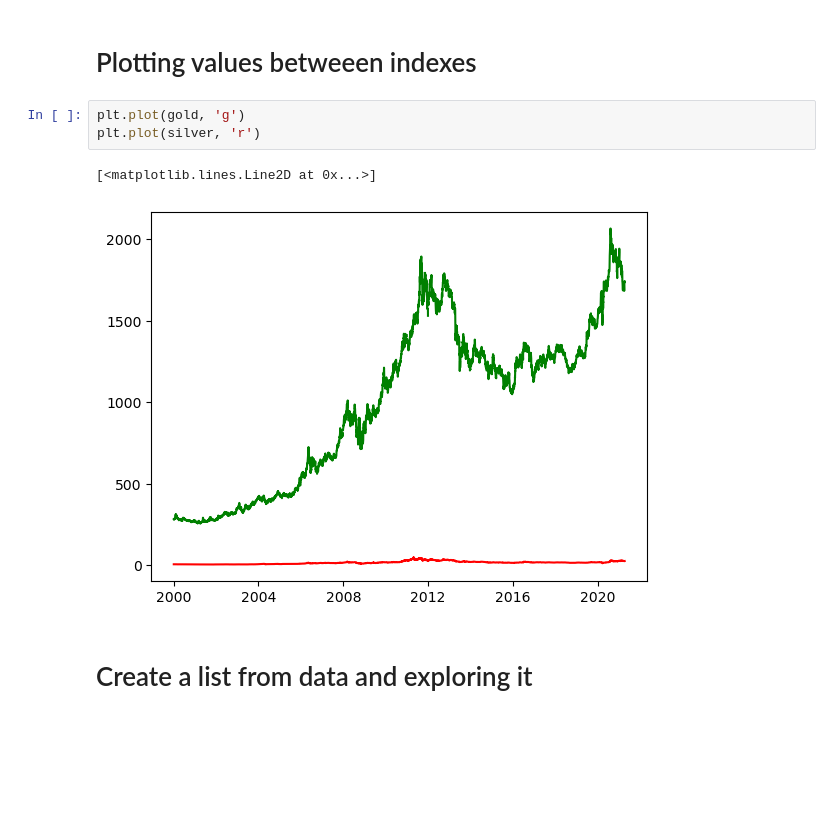
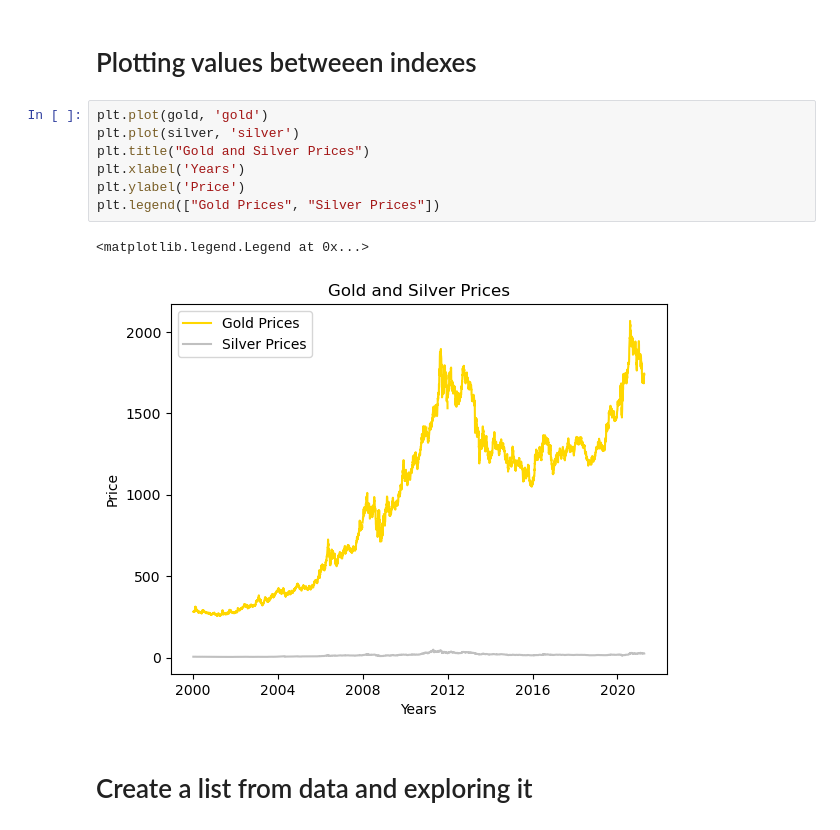
Before and after one commit to dspencer80/gold_silver, a Jupyter notebook: Gold VS Silver.ipynb, the cells around one changed output. Cells and saved outputs as stored; diff of their text form; blank space fills up the shorter version.

```diff
--- a/Gold VS Silver.ipynb
+++ b/Gold VS Silver.ipynb
@@ -198,11 +201,15 @@ plt.plot(df2)
 # %% [markdown]
 # Plotting values betweeen indexes
-# %%
-plt.plot(gold, 'g')
-plt.plot(silver, 'r')
-# %% [output]
-[<matplotlib.lines.Line2D at 0x...>]
-[figure, removed]
+# %%
+plt.plot(gold, 'gold')
+plt.plot(silver, 'silver')
+plt.title("Gold and Silver Prices")
+plt.xlabel('Years')
+plt.ylabel('Price')
+plt.legend(["Gold Prices", "Silver Prices"])
+# %% [output]
+<matplotlib.legend.Legend at 0x...>
+[figure, added]
 # %% [markdown]
 # Create a list from data and exploring it
 # %% [markdown]
```
Also changed, not shown: parts of 5 cells of this notebook.
